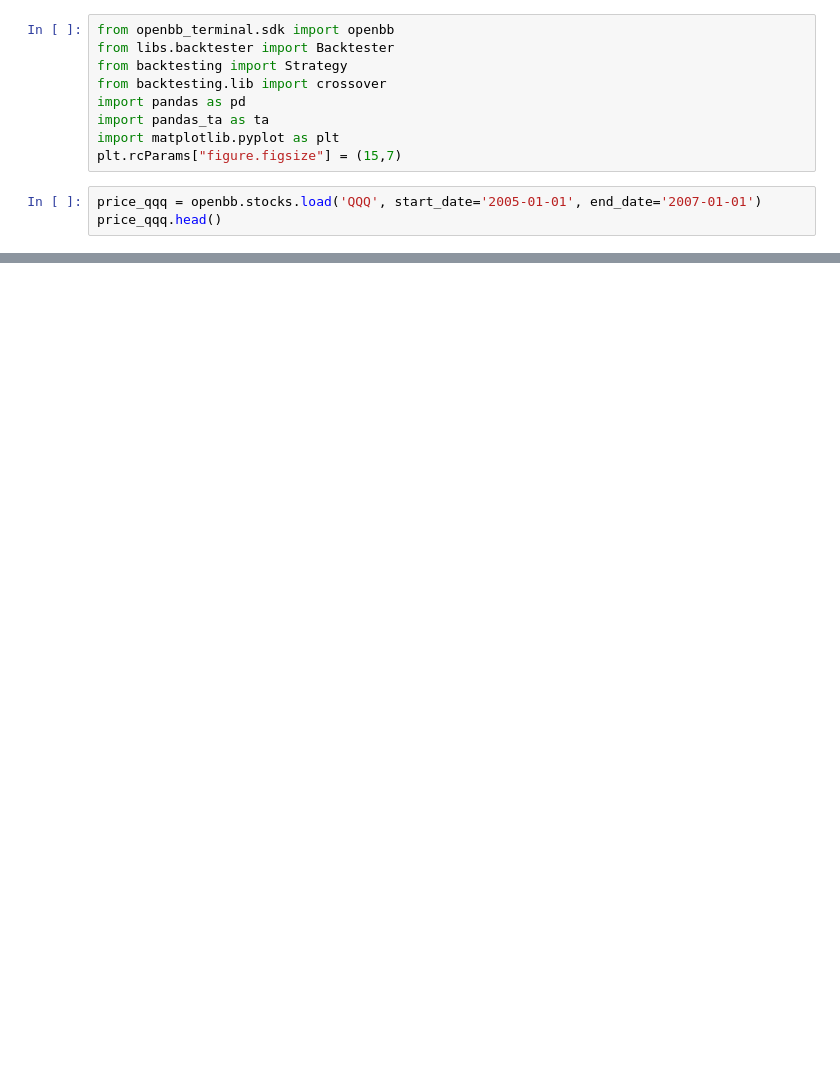
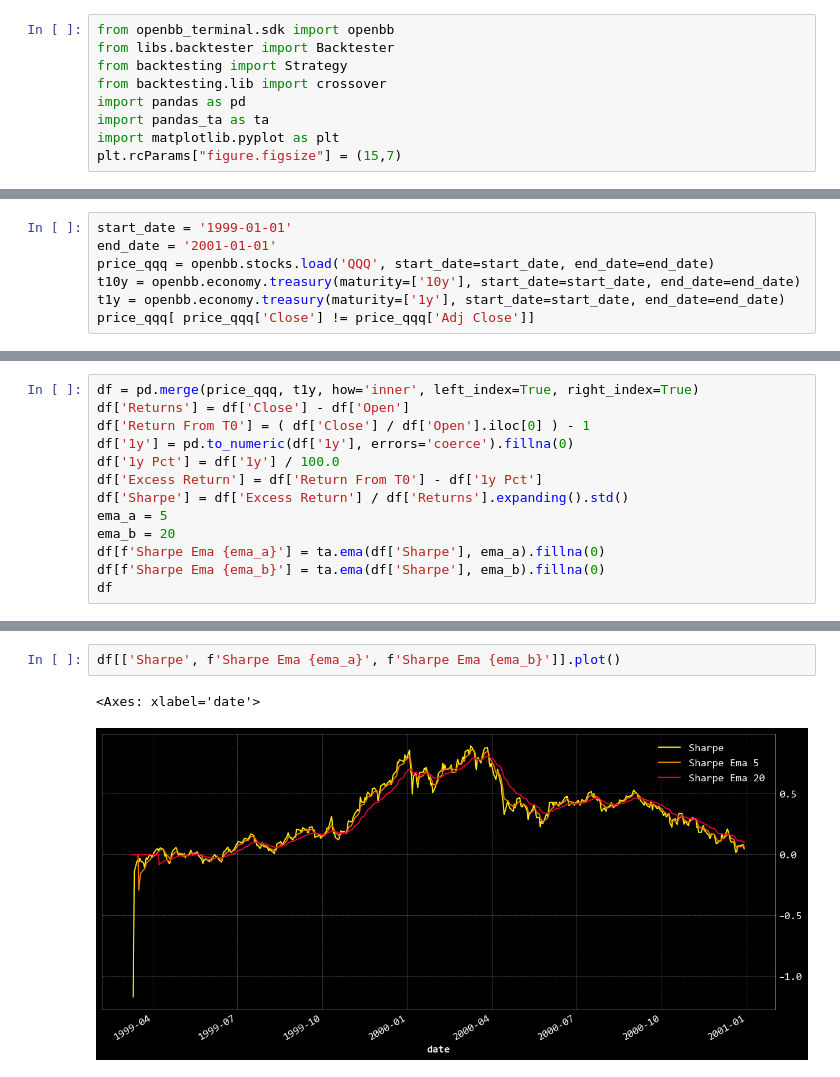
Before and after one commit to victortangggg/trading, a Jupyter notebook: research/TQQQ.ipynb, the cells around one changed output, grey strips where cells are left out. Drawn from its saved outputs; the diff is of its cells as text; blank space fills up the shorter version.

Commit message:
clean up and added chart-marker

```diff
--- a/research/TQQQ.ipynb
+++ b/research/TQQQ.ipynb
@@ -7,6 +7,3 @@ import pandas as pd
 import pandas_ta as ta
 import matplotlib.pyplot as plt
 plt.rcParams["figure.figsize"] = (15,7)
-# %%
-price_qqq = openbb.stocks.load('QQQ', start_date='2005-01-01', end_date='2007-01-01')
-price_qqq.head()
@@ -31,0 +10,7 @@ price_qqq['Close'].rolling(30).std().plot()
+# %%
+start_date = '1999-01-01'
+end_date = '2001-01-01'
+price_qqq = openbb.stocks.load('QQQ', start_date=start_date, end_date=end_date)
+t10y = openbb.economy.treasury(maturity=['10y'], start_date=start_date, end_date=end_date)
+t1y = openbb.economy.treasury(maturity=['1y'], start_date=start_date, end_date=end_date)
+price_qqq[ price_qqq['Close'] != price_qqq['Adj Close']]
@@ -31,0 +26,13 @@ price_qqq['Close'].rolling(30).std().plot()
+# %%
+df = pd.merge(price_qqq, t1y, how='inner', left_index=True, right_index=True)
+df['Returns'] = df['Close'] - df['Open']
+df['Return From T0'] = ( df['Close'] / df['Open'].iloc[0] ) - 1
+df['1y'] = pd.to_numeric(df['1y'], errors='coerce').fillna(0)
+df['1y Pct'] = df['1y'] / 100.0
+df['Excess Return'] = df['Return From T0'] - df['1y Pct']
+df['Sharpe'] = df['Excess Return'] / df['Returns'].expanding().std()
+ema_a = 5
+ema_b = 20
+df[f'Sharpe Ema {ema_a}'] = ta.ema(df['Sharpe'], ema_a).fillna(0)
+df[f'Sharpe Ema {ema_b}'] = ta.ema(df['Sharpe'], ema_b).fillna(0)
+df
@@ -31,0 +54,5 @@ price_qqq['Close'].rolling(30).std().plot()
+# %%
+df[['Sharpe', f'Sharpe Ema {ema_a}', f'Sharpe Ema {ema_b}']].plot()
+# %% [output]
+<Axes: xlabel='date'>
+[figure, added]
```
Also changed, not shown: parts of 12 cells of this notebook, 20 other files.
